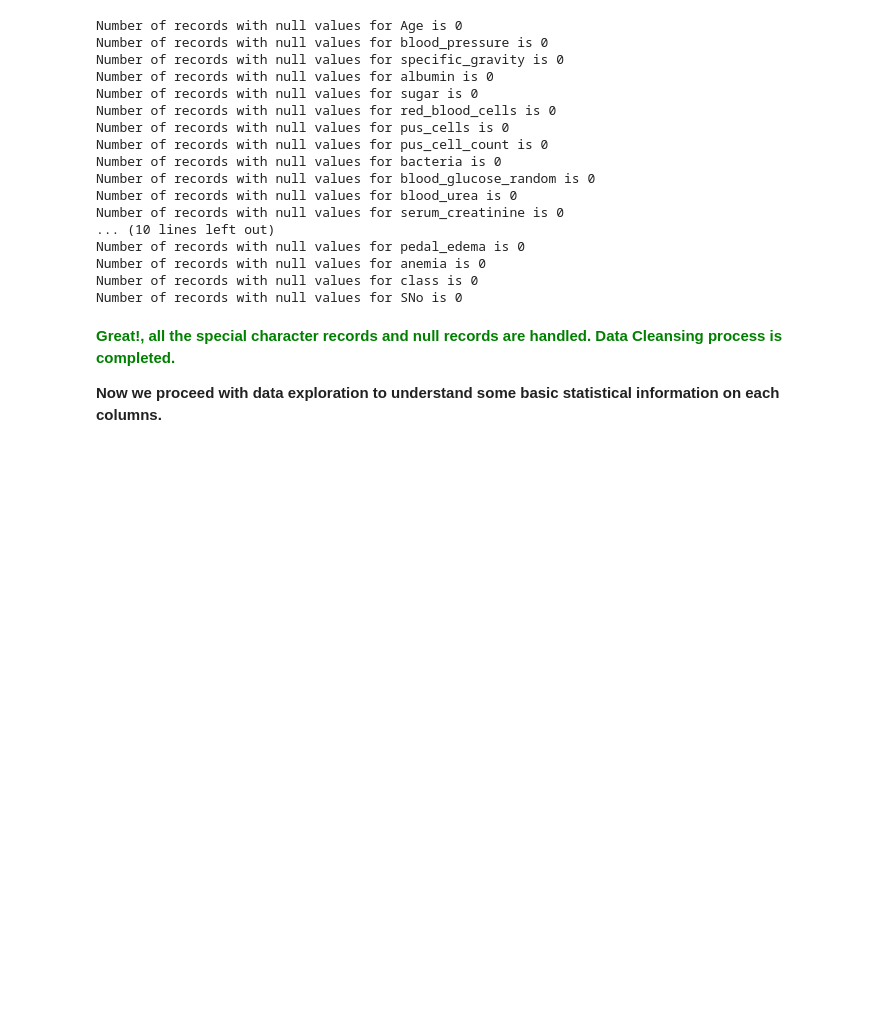
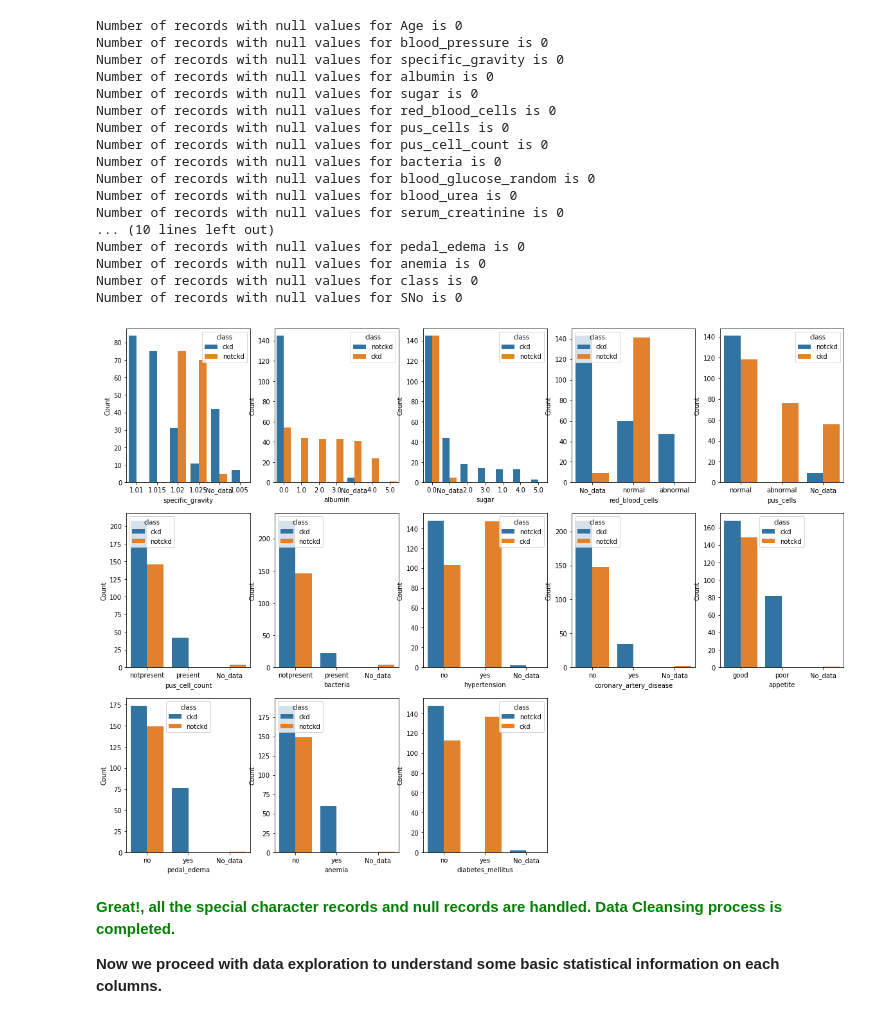
Before and after one commit to reenanagrale/Data_Mining_assignment, a Jupyter notebook: Chronic Kidney Disease_Group102.ipynb, the cells around one changed output. Cells and saved outputs as stored; diff of their text form; code cells hidden in the pictures; blank space fills up the shorter version.

```diff
--- a/Chronic Kidney Disease_Group102.ipynb
+++ b/Chronic Kidney Disease_Group102.ipynb
@@ -347,6 +350,10 @@ Number of records with null values for pedal_edema is 0
 Number of records with null values for anemia is 0
 Number of records with null values for class is 0
 Number of records with null values for SNo is 0
+# %%
+plot_categoricalbar(ckd_data)
+# %% [output]
+[figure, added]
 # %% [markdown]
   **<font color='green'>Great!, all the special character records and null records are handled. Data Cleansing process is completed.**
 
```
Also changed, not shown: parts of 82 cells of this notebook, 1 other file.
